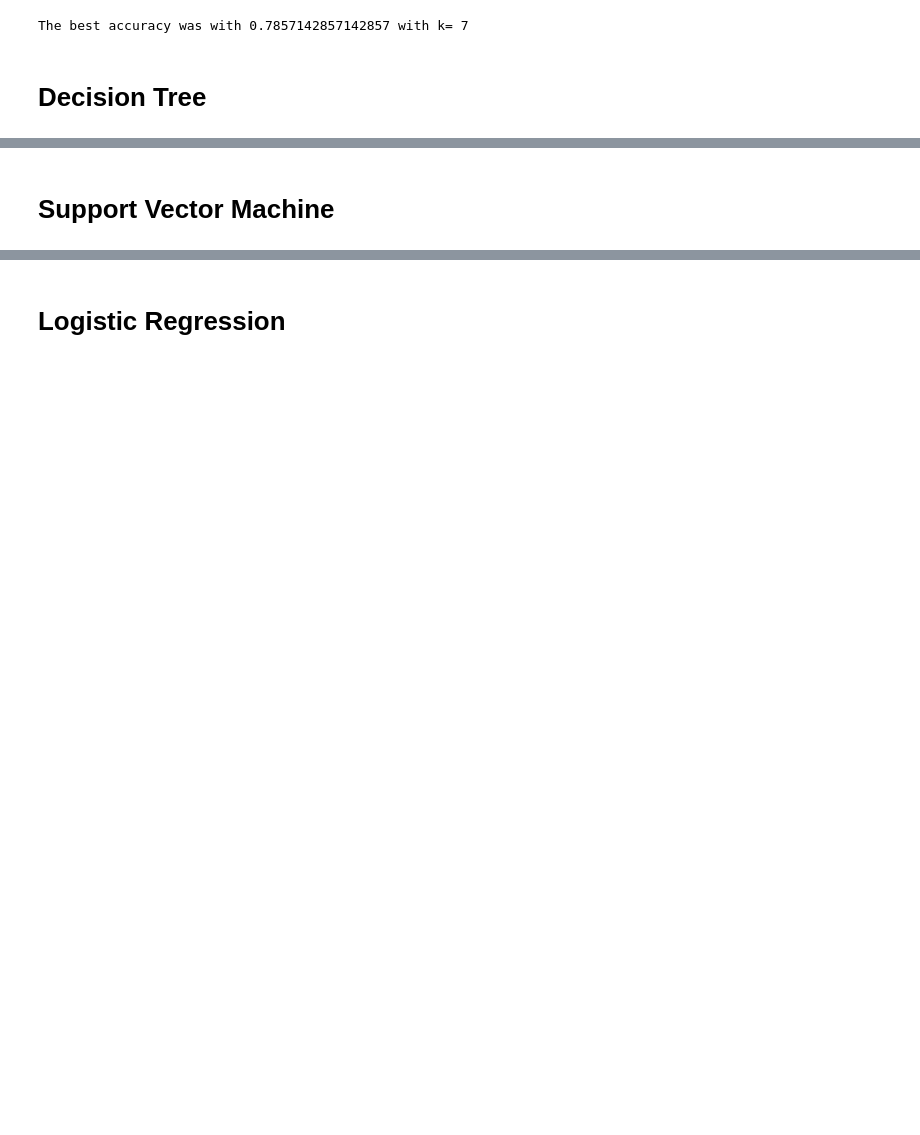
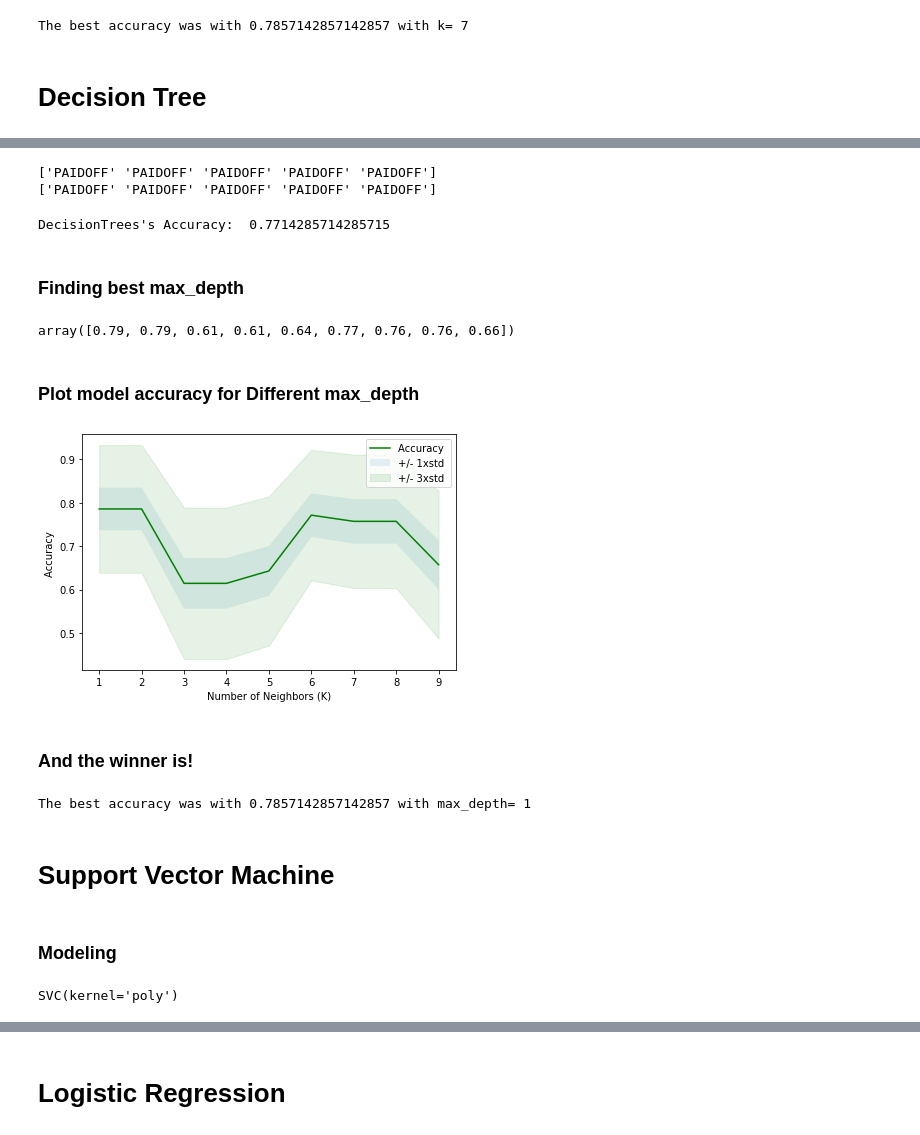
Before and after one commit to desoto1959/Machine_Learning_with_Python, a Jupyter notebook: Final Project.ipynb, the cells around one changed output, grey strips where cells are left out. Drawn from its saved outputs; the diff is of its cells as text; code cells hidden in the pictures; blank space fills up the shorter version.

```diff
--- a/Final Project.ipynb
+++ b/Final Project.ipynb
@@ -337,0 +359,4 @@ The best accuracy was with 0.7857142857142857 with k= 7
+# %%
+from sklearn.tree import DecisionTreeClassifier
+tree = DecisionTreeClassifier(criterion="entropy", max_depth = 6)
+tree.fit(X_train,y_train)
@@ -338,2 +367,61 @@ The best accuracy was with 0.7857142857142857 with k= 7
+# %%
+predTree = tree.predict(X_test)
+print (predTree [0:5])
+print (y_test [0:5])
+# %% [output]
+['PAIDOFF' 'PAIDOFF' 'PAIDOFF' 'PAIDOFF' 'PAIDOFF']
+['PAIDOFF' 'PAIDOFF' 'PAIDOFF' 'PAIDOFF' 'PAIDOFF']
+# %%
+print("DecisionTrees's Accuracy: ", metrics.accuracy_score(y_test, predTree))
+# %% [output]
+DecisionTrees's Accuracy:  0.7714285714285715
+# %% [markdown]
+### Finding best max_depth
+# %%
+depths = 10
+mean_acc = np.zeros((depths-1))
+std_acc = np.zeros((depths-1))
+
+for d in range(1,depths):
+
+    #Train Model and Predict
+    tree = DecisionTreeClassifier(criterion="entropy", max_depth=d)
+    tree.fit(X_train, y_train)
+    yhat = tree.predict(X_test)
+
+    mean_acc[d-1] = metrics.accuracy_score(y_test, yhat)
+
+    std_acc[d-1]=np.std(yhat==y_test)/np.sqrt(yhat.shape[0])
+
+mean_acc
+# %% [output]
+array([0.79, 0.79, 0.61, 0.61, 0.64, 0.77, 0.76, 0.76, 0.66])
+# %% [markdown]
+### Plot model accuracy for Different max_depth
+# %%
+plt.plot(range(1,depths),mean_acc,'g')
+plt.fill_between(range(1,depths),mean_acc - 1 * std_acc,mean_acc + 1 * std_acc, alpha=0.10)
+plt.fill_between(range(1,depths),mean_acc - 3 * std_acc,mean_acc + 3 * std_acc, alpha=0.10,color="green")
+plt.legend(('Accuracy ', '+/- 1xstd','+/- 3xstd'))
+plt.ylabel('Accuracy ')
+plt.xlabel('Number of Neighbors (K)')
+plt.tight_layout()
+plt.show()
+# %% [output]
+[figure, added]
+# %% [markdown]
+### And the winner is!
+# %%
+print( "The best accuracy was with", mean_acc.max(), "with max_depth=", mean_acc.argmax()+1)
+# %% [output]
+The best accuracy was with 0.7857142857142857 with max_depth= 1
 # %% [markdown]
 # Support Vector Machine
+# %% [markdown]
+### Modeling
+# %%
+from sklearn import svm
+clf = svm.SVC(kernel='poly')
+clf.fit(X_train, y_train)
+# %% [output]
+SVC(kernel='poly')
```
Also changed, not shown: parts of 15 cells of this notebook.
